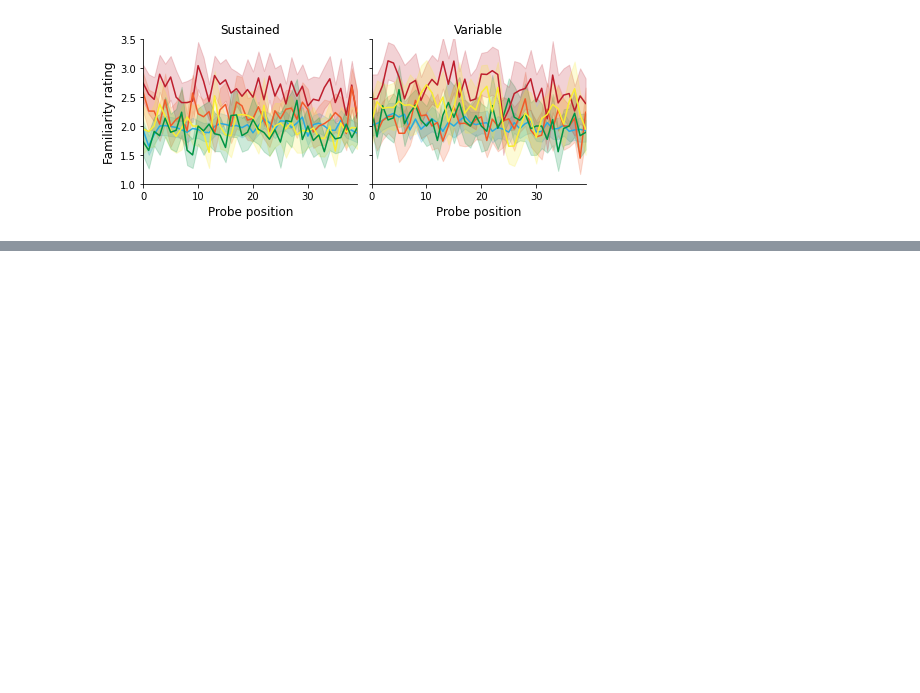
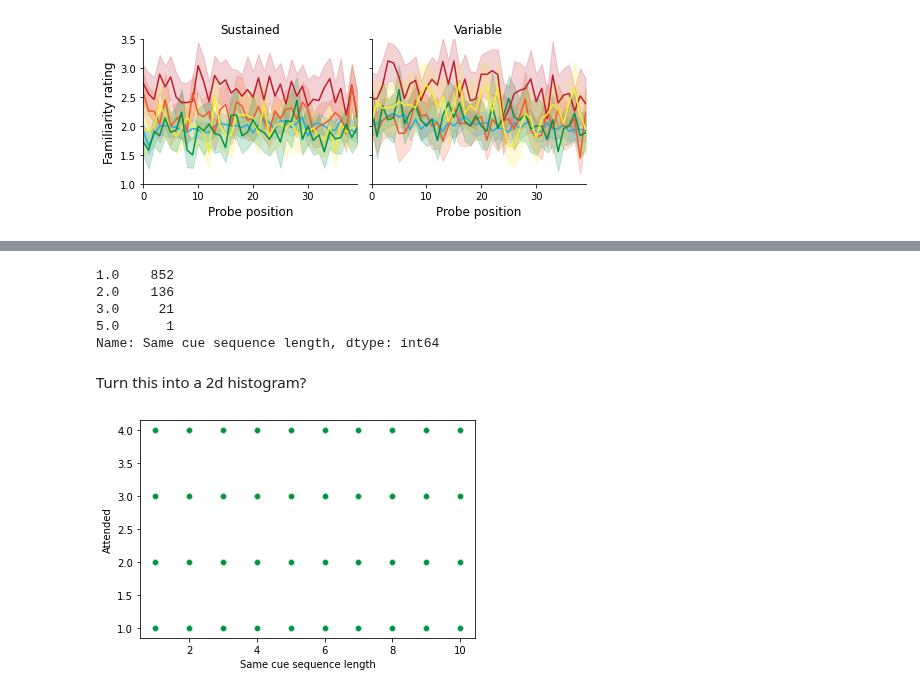
Before and after one commit to jeremymanning/attention-memory-task, a Jupyter notebook: code/data_loader.ipynb, the cells around one changed output, grey strips where cells are left out. Drawn from its saved outputs; the diff is of its cells as text; code cells hidden in the pictures; blank space fills up the shorter version.

Commit message:
working on cue sequence length analyses [WIP]

```diff
--- a/code/data_loader.ipynb
+++ b/code/data_loader.ipynb
@@ -859,0 +900,16 @@ fig.savefig(os.path.join(figdir, 'familiarity_by_probe_position.pdf'), bbox_inch
+# %%
+def add_cue_counts(df):
+    df['Location sequence length'] = np.nan
+    df['Category sequence length'] = np.nan
+    df['Same cue sequence length'] = np.nan
+
+    for i, row in tqdm(df.query('`Trial Type` == "Presentation"').iterrows()):
+        df.loc[i, 'Location sequence length'] , df.loc[i, 'Category sequence length'], df.loc[i, 'Same cue sequence length'] = count_same_cues(row, df)
+
+    return df
+# %%
+sustained = add_cue_counts(sustained_behavioral)
+variable = add_cue_counts(variable_behavioral)
+
+sustained = sustained[~sustained['Attended intersection']]
+variable = variable[~variable['Attended intersection']]
@@ -859,0 +930,15 @@ fig.savefig(os.path.join(figdir, 'familiarity_by_probe_position.pdf'), bbox_inch
+# %%
+variable['Same cue sequence length'].value_counts()
+# %% [output]
+1.0    852
+2.0    136
+3.0     21
+5.0      1
+Name: Same cue sequence length, dtype: int64
+# %% [markdown]
+Turn this into a 2d histogram?
+# %%
+for a in ['Attended', 'Attended category', 'Attended location', 'Unattended']:
+    sns.scatterplot(data=sustained.query('`Trial Type` == "Presentation"'), x='Same cue sequence length', y=a, color=attention_colors[a])
+# %% [output]
+[figure, added]
```
Also changed, not shown: parts of 11 cells of this notebook, 12 other files.
